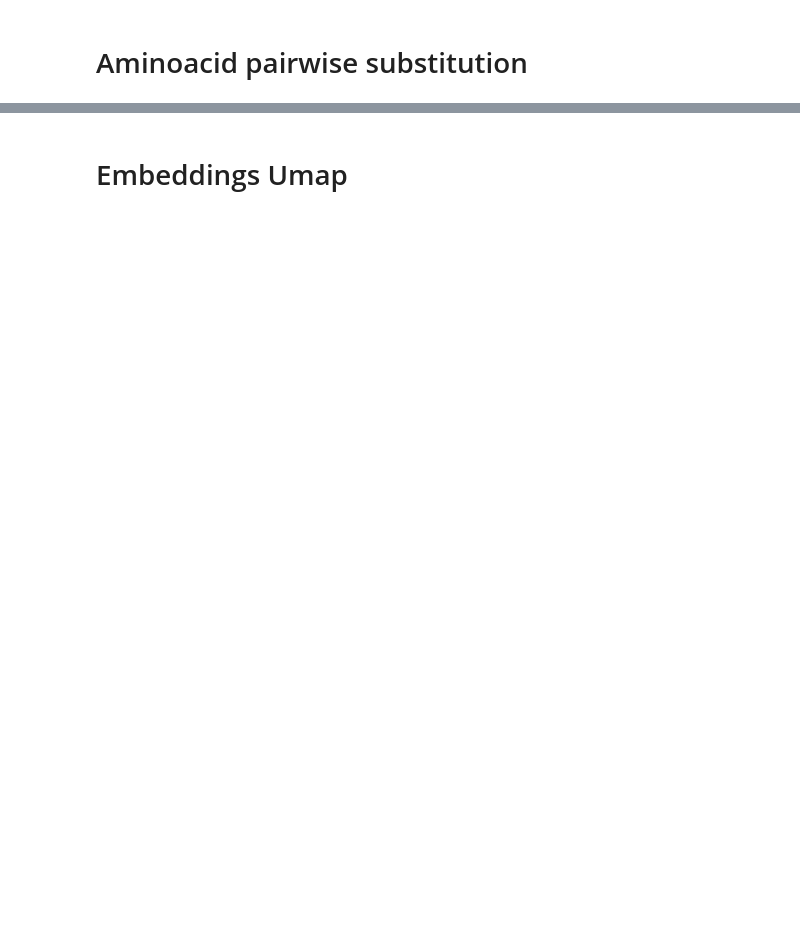
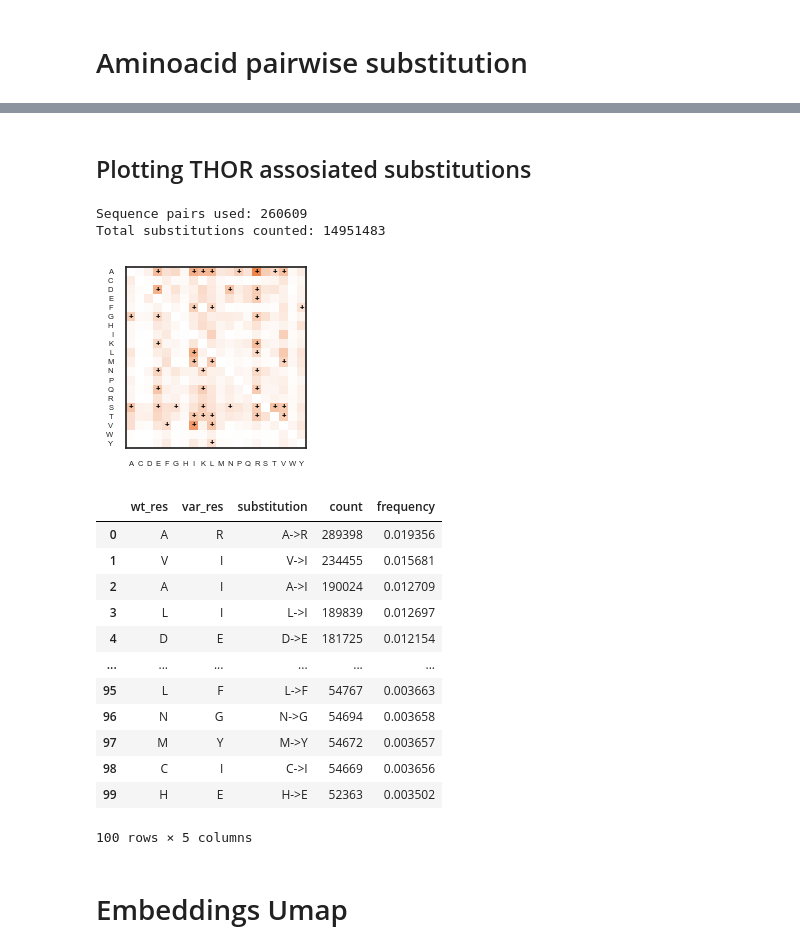
Before and after one commit to Umbriona/THOR_Analysis, a Jupyter notebook: Scripts/figure2.ipynb, the cells around one changed output, grey strips where cells are left out. Cells and saved outputs as stored; diff of their text form; code cells hidden in the pictures; blank space fills up the shorter version.

```diff
--- a/Scripts/figure2.ipynb
+++ b/Scripts/figure2.ipynb
@@ -491,2 +535,52 @@ plt.show()
+# %% [markdown]
+## Plotting THOR assosiated substitutions
+# %%
+epoch = 30
+df_thor = pd.read_csv(f"../Data/Figure2/variants_epoch{epoch}_best.csv")
+sub_counts_thor, pair_signs_all_thor, n_pairs_used_thor, total_substitutions_thor = hf2.build_paired_substitution_matrix_thor(
+    df_thor,
+    wt_col="seq_wt",
+    var_col="seq_var"
+)
+
+sub_freq_thor = hf2.counts_to_relative_frequency_thor(sub_counts_thor)
+
+sig_pref_thor, pval_matrix_thor, qval_matrix_thor, ninfo_matrix_thor = hf2.compute_preferred_direction_matrix_thor(
+    pair_signs_all_thor,
+    alpha=0.01,
+    min_n=109001,
+    correction="fdr_bh"
+)
+
+print(f"Sequence pairs used: {n_pairs_used_thor}")
+print(f"Total substitutions counted: {total_substitutions_thor}")
+
+hf2.plot_substitution_heatmap_thor(
+    sub_freq_thor,
+    sig_pref=sig_pref_thor,
+    title="Model substitutions: wildtype -> variant"
+)
+plt.savefig(f"../Results/Figure2/substitution_matrix_uniprot_THOR-epoch{epoch}.pdf", bbox_inches="tight")
+plt.show()
+
+top_subs_thor = hf2.substitution_table_thor(sub_counts_thor, sub_freq_thor)
+top_subs_thor.head(100)
+# %% [output]
+Sequence pairs used: 260609
+Total substitutions counted: 14951483
+[figure, added]
+|  | wt_res | var_res | substitution | count | frequency |
+| 0 | A | R | A->R | 289398 | 0.019356 |
+| 1 | V | I | V->I | 234455 | 0.015681 |
+| 2 | A | I | A->I | 190024 | 0.012709 |
+| 3 | L | I | L->I | 189839 | 0.012697 |
+| 4 | D | E | D->E | 181725 | 0.012154 |
+| ... | ... | ... | ... | ... | ... |
+| 95 | L | F | L->F | 54767 | 0.003663 |
+| 96 | N | G | N->G | 54694 | 0.003658 |
+| 97 | M | Y | M->Y | 54672 | 0.003657 |
+| 98 | C | I | C->I | 54669 | 0.003656 |
+| 99 | H | E | H->E | 52363 | 0.003502 |
+100 rows × 5 columns
 # %% [markdown]
 # Embeddings Umap
```
Also changed, not shown: parts of 9 cells of this notebook, 1 other file.
